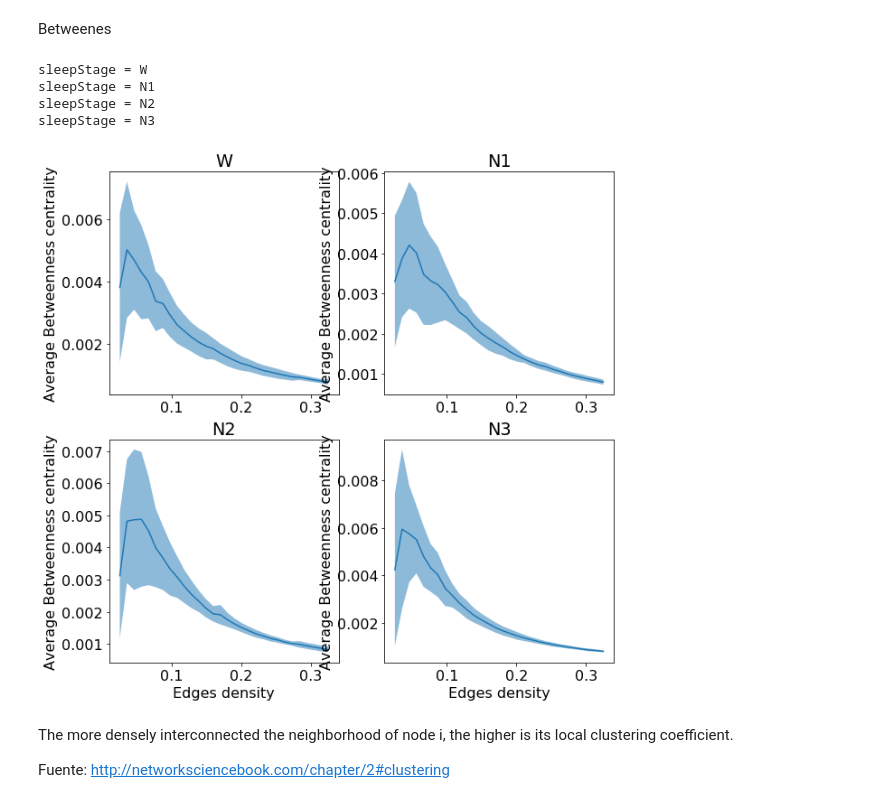
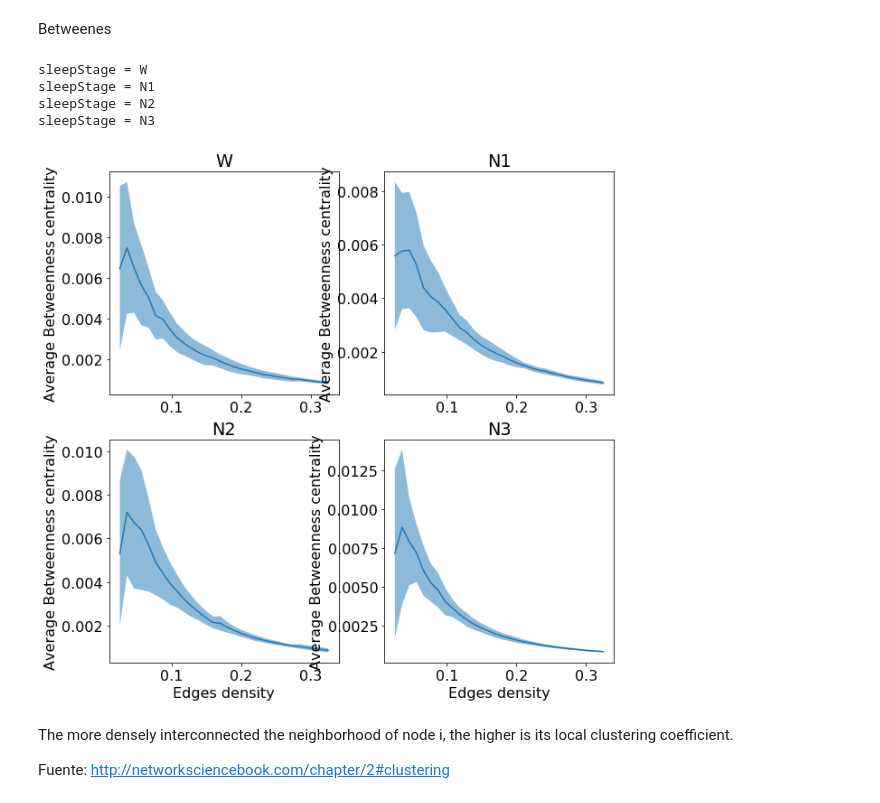
Before and after one commit to elfrasco/dmcyt_tp2, a Jupyter notebook: tp2/tp2_entrega.ipynb, the cells around one changed output. Cells and saved outputs as stored; diff of their text form; code cells hidden in the pictures.

```diff
--- a/tp2/tp2_entrega.ipynb
+++ b/tp2/tp2_entrega.ipynb
@@ -21,9 +21,6 @@ from pathlib import Path
 # TP2
 # %%
 filenames = glob('DataSujetos/*.csv')
-df = pd.read_csv(filenames[0], header=-1)
-n = df.shape[0]
-df -= np.diag(np.ones(n))
 
 print("Nro de archivos = " + str(len(filenames)))
 subjects = set()
@@ -64,7 +61,13 @@ def subjectmatrix2graphslist(filename, densities):
     print(filename)
     correlation_matrix = pd.read_csv(filename, header=-1)
     n = correlation_matrix.shape[0]
+
+    # Se limpia la diagonal poniendo todos ceros en lugar de unos. Esto lo saco pero es necesario porque
+    # sino al crear la adjacency matrix quedan los 1 y por ende los self loops
+    correlation_matrix -= np.diag(np.ones(n))
     max_links = (n*n-n)//2
+
+    #retorna los indices del triangulo inferior de la matrix n*n
     tril_idx = np.tril_indices(n,-1)
     sorted_correlations = sorted(correlation_matrix.values[tril_idx].flatten(),reverse=True)
 
@@ -72,7 +75,8 @@ def subjectmatrix2graphslist(filename, densities):
     for d in densities:
         idx = int(d*max_links)
         threshold = sorted_correlations[idx]
-        Gs.append(nx.from_pandas_adjacency(correlation_matrix>=threshold))
+        adjacency_matrix = (correlation_matrix>=threshold)*1
+        Gs.append(nx.from_pandas_adjacency(adjacency_matrix))
 
     return Gs
 
@@ -266,15 +278,15 @@ sleepStage = N3
 Betweenes
 # %%
 def calculateAvgBetweennessCentrality(G):
-    return np.mean([v for n, v in dict(nx.(G)).items()])
+    return np.mean([v for n, v in dict(nx.edge_betweenness(G)).items()])
 
 plotMeanGraphMeasureBySleepStage('Edges density', 'Average Betweenness centrality', graphsBySleepStage, densities, calculateAvgBetweennessCentrality)
 # %% [output]
 sleepStage = W
 sleepStage = N1
 sleepStage = N2
 sleepStage = N3
-[figure, old version]
+[figure, new version]
 # %% [markdown]
 The more densely interconnected the neighborhood of node i, the higher is its local clustering coefficient.
 
```
Also changed, not shown: parts of 6 cells of this notebook.
